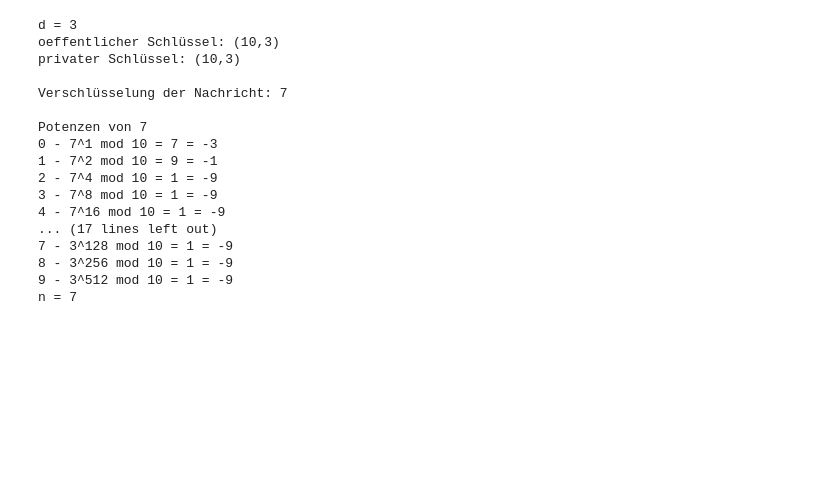
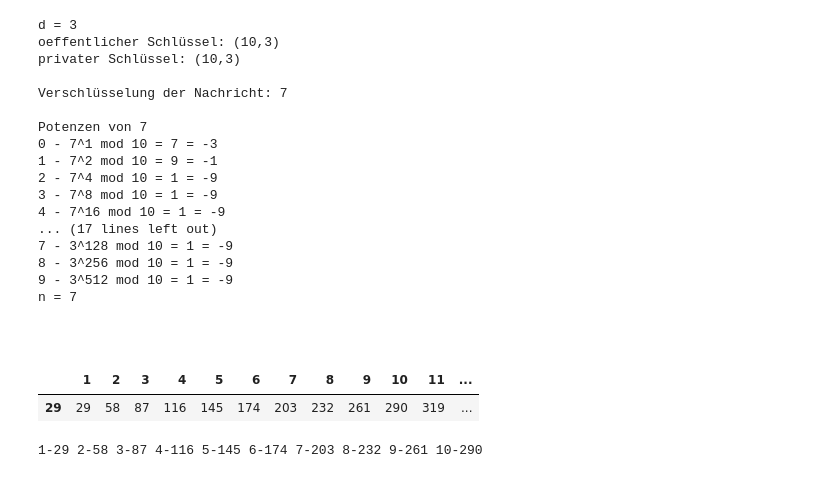
Before and after one commit to ktheu/MathePlus, a Jupyter notebook: zahlentheorie/Aufgaben.ipynb, the cells around one changed output. Drawn from its saved outputs; the diff is of its cells as text; code cells hidden in the pictures; blank space fills up the shorter version.

```diff
--- a/zahlentheorie/Aufgaben.ipynb
+++ b/zahlentheorie/Aufgaben.ipynb
@@ -567,3 +567,26 @@ Potenzen von 7
 n = 7
 # %% [markdown]
 #####
+# %%
+def reihen(a=[17,23,29,31,33,77,91]):
+
+    ''' Multiplikationsreihen für ausgewählte Zahlen '''
+    df = pd.DataFrame(columns=range(1,16))
+    for x in sorted(a):
+        df.loc[x] =  [i*x for i in range(1,16)]
+    return df
+# %%
+import pandas as pd
+reihen([29])
+# %% [output]
+|  | 1 | 2 | 3 | 4 | 5 | 6 | 7 | 8 | 9 | 10 | 11 | ... |
+| 29 | 29 | 58 | 87 | 116 | 145 | 174 | 203 | 232 | 261 | 290 | 319 | ... |
+# %%
+def reiheA(x):
+    s = ""
+    for i in range(1,11):
+        s += f' {i}-{x*i}'
+    return s.strip()
+print(reiheA(29))
+# %% [output]
+1-29 2-58 3-87 4-116 5-145 6-174 7-203 8-232 9-261 10-290
```
Also changed, not shown: 5 other files.
